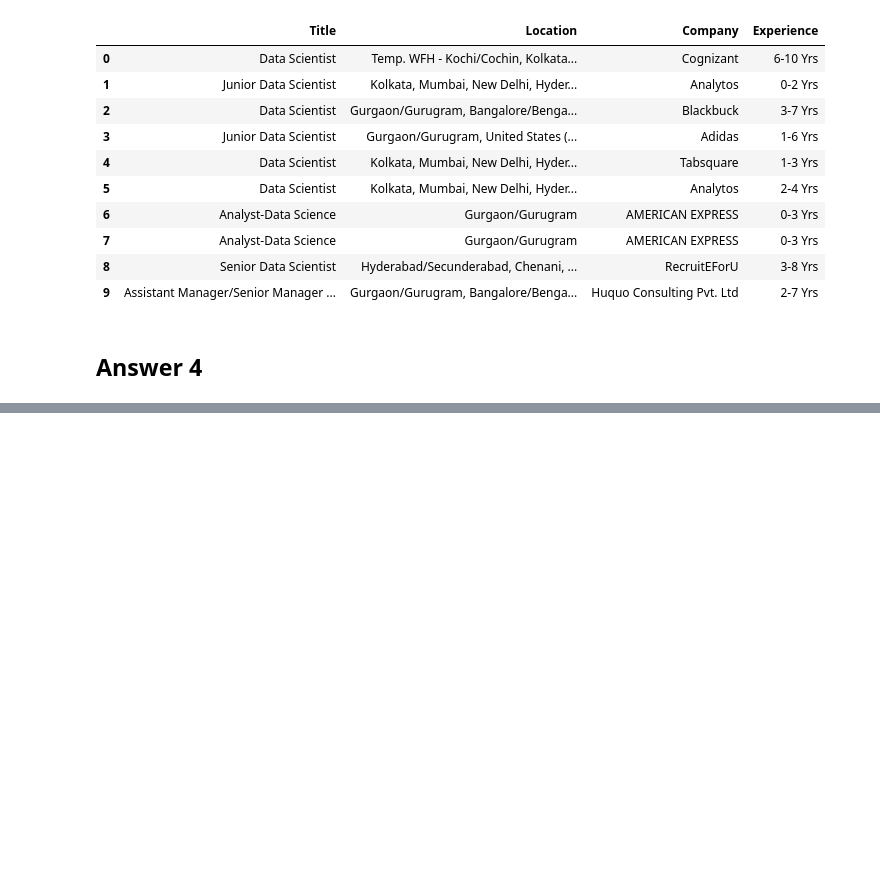
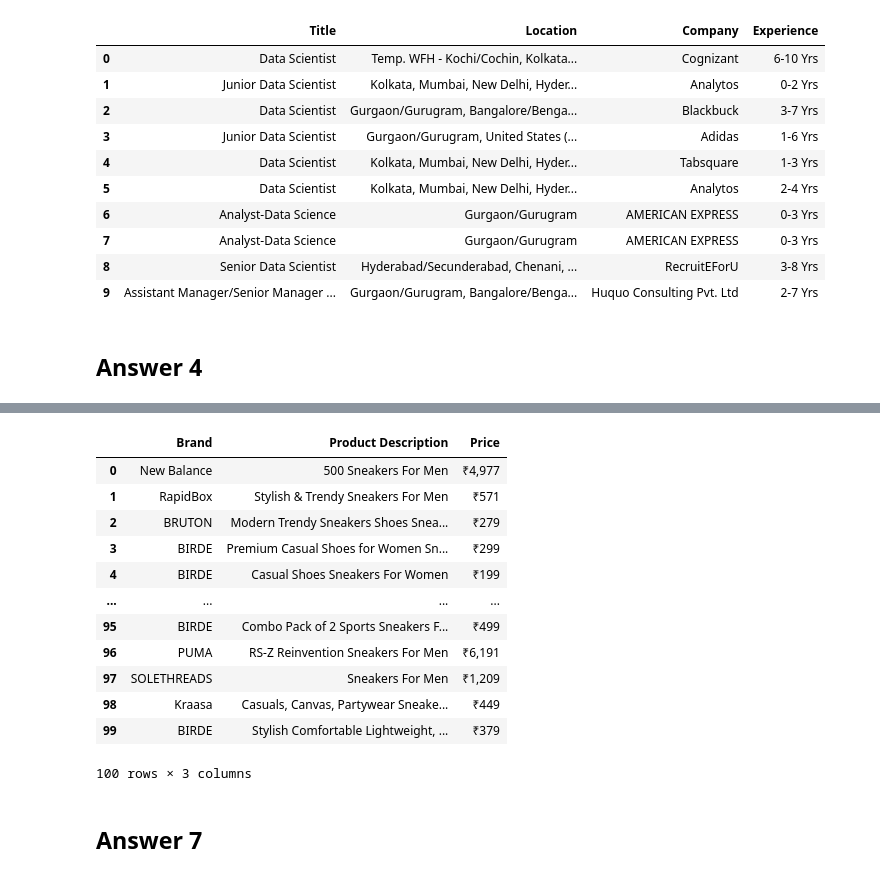
Before and after one commit to rzt1995/test, a Jupyter notebook: ASSIGNMENT__2.ipynb, the cells around one changed output, grey strips where cells are left out. Cells and saved outputs as stored; diff of their text form; code cells hidden in the pictures; blank space fills up the shorter version.

```diff
--- a/ASSIGNMENT__2.ipynb
+++ b/ASSIGNMENT__2.ipynb
@@ -234,0 +402,18 @@ len(brand)
+# %%
+df[0:100]
+# %% [output]
+|  | Brand | Product Description | Price |
+| 0 | New Balance | 500 Sneakers For Men | ₹4,977 |
+| 1 | RapidBox | Stylish & Trendy Sneakers For Men | ₹571 |
+| 2 | BRUTON | Modern Trendy Sneakers Shoes Snea... | ₹279 |
+| 3 | BIRDE | Premium Casual Shoes for Women Sn... | ₹299 |
+| 4 | BIRDE | Casual Shoes Sneakers For Women | ₹199 |
+| ... | ... | ... | ... |
+| 95 | BIRDE | Combo Pack of 2 Sports Sneakers F... | ₹499 |
+| 96 | PUMA | RS-Z Reinvention Sneakers For Men | ₹6,191 |
+| 97 | SOLETHREADS | Sneakers For Men | ₹1,209 |
+| 98 | Kraasa | Casuals, Canvas, Partywear Sneake... | ₹449 |
+| 99 | BIRDE | Stylish Comfortable Lightweight, ... | ₹379 |
+100 rows × 3 columns
+# %% [markdown]
+## Answer 7
```
Also changed, not shown: parts of 40 cells of this notebook.
